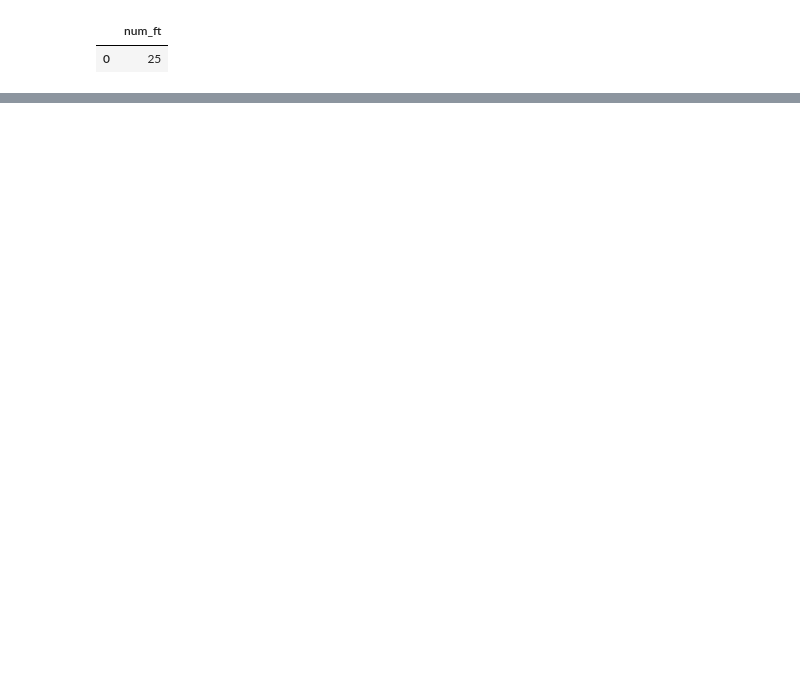
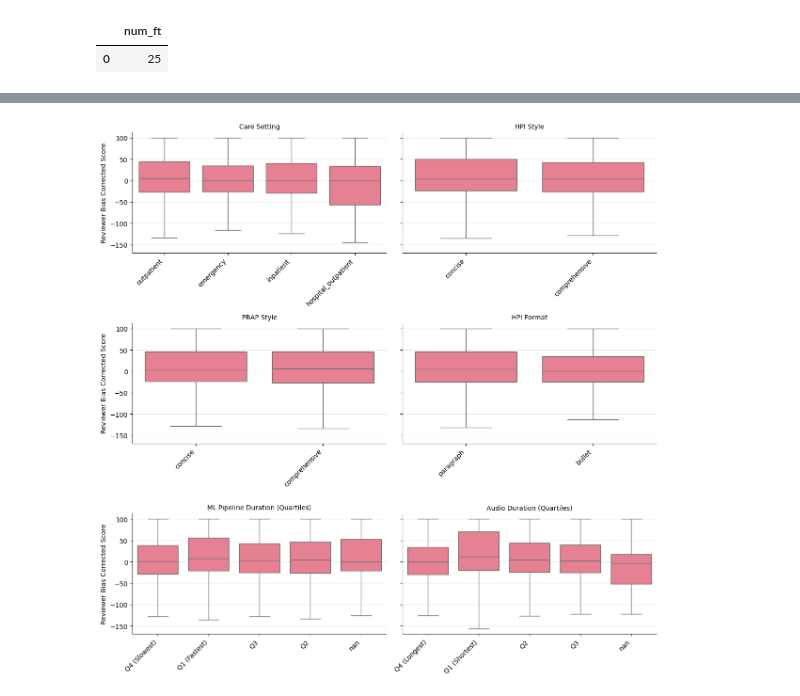
Before and after one commit to maggiechen-abridge/analyses, a Jupyter notebook: feedback/feedback.ipynb, the cells around one changed output, grey strips where cells are left out. Cells and saved outputs as stored; diff of their text form; code cells hidden in the pictures; blank space fills up the shorter version.

```diff
--- a/feedback/feedback.ipynb
+++ b/feedback/feedback.ipynb
@@ -387,0 +451,53 @@ quality_scores_df.groupby(['care_setting', 'hpi_style'])['Note_Quality_Score'].a
+# %%
+# Create boxplots for factors_to_plot using analysis_df
+# Filter factors that exist in analysis_df
+factors_to_plot = ['care_setting', 'hpi_style', 'pbap_style', 'hpi_format', 'ml_pipeline_duration_binned', 'audio_duration_binned']
+
+# Create labels for each factor
+factor_labels = {
+    'care_setting': 'Care Setting',
+    'hpi_style': 'HPI Style',
+    'pbap_style': 'PBAP Style',
+    'hpi_format': 'HPI Format',
+    'ml_pipeline_duration_binned': 'ML Pipeline Duration (Quartiles)',
+    'audio_duration_binned': 'Audio Duration (Quartiles)'
+}
+
+# Reshape data to long format using list comprehension
+plot_data_list = [
+    analysis_df[[factor, 'Reviewer_Bias_Corrected_Score']]
+    .dropna(subset=[factor, 'Reviewer_Bias_Corrected_Score'])
+    .rename(columns={factor: 'factor_value'})
+    .assign(factor_name=factor_labels.get(factor, factor.replace('_', ' ').title()))
+    for factor in factors_to_plot
+]
+
+plot_data_long = pd.concat(plot_data_list, ignore_index=True)
+
+# Create boxplots using seaborn catplot (no for loop needed)
+g = sns.catplot(
+    data=plot_data_long,
+    x='factor_value',
+    y='Reviewer_Bias_Corrected_Score',
+    col='factor_name',
+    kind='box',
+    col_wrap=2,
+    height=4,
+    aspect=1.5,
+    sharex=False,
+    sharey=True,
+    showfliers=False  # Remove outliers from boxplots
+)
+
+# Customize plots using vectorized operations
+g.set_axis_labels('', 'Reviewer Bias Corrected Score')
+g.set_titles('{col_name}')
+g.set_xticklabels(rotation=45, ha='right')
+
+# Add grid to all axes at once
+[ax.grid(True, alpha=0.3, axis='y') for ax in g.axes.flat]
+
+plt.tight_layout()
+plt.show()
+# %% [output]
+[figure, added]
```
Also changed, not shown: parts of 24 cells of this notebook.
